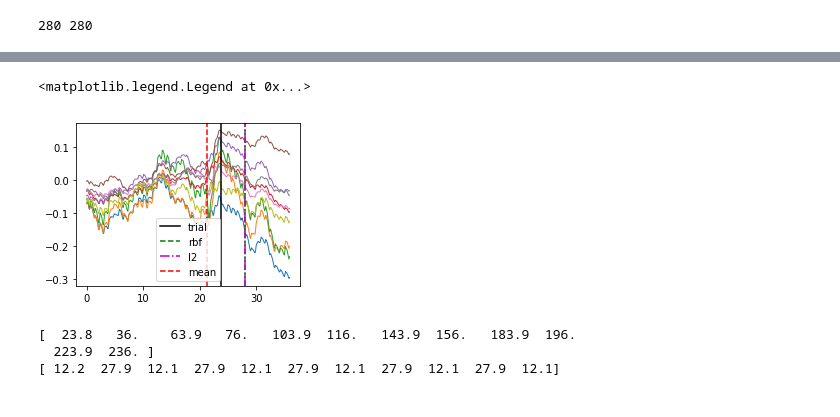
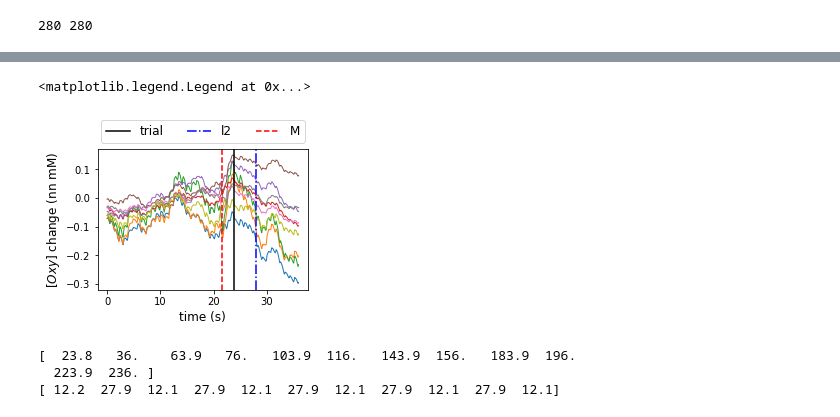
Before and after one commit to g-torr/data-driven, a Jupyter notebook: changepoint.ipynb, the cells around one changed output, grey strips where cells are left out. Drawn from its saved outputs; the diff is of its cells as text; code cells hidden in the pictures.

```diff
--- a/changepoint.ipynb
+++ b/changepoint.ipynb
@@ -119,17 +130,26 @@ print(l2_result[0],rbf_result[0])
 # %%
 figure(figsize=(4,3))
 signal=oxy[:trial[1],roi1+roi2+roi3]
 t_sign=arange(0,len(signal))*0.1
 plot(t_sign,signal,lw=1)
 axvline(trial[0]*0.1,label="trial",color="k")
-#axvline(l2_result[0]*0.1,color="r")
-axvline(rbf_result[0]*0.1,color="g",linestyle="--",label="rbf")
-axvline(l2_result[0]*0.1,color="m",linestyle="-.",label="l2")
-axvline(213*0.1,color="r",linestyle="--",label="mean")#cusum
-legend()
+algo = rpt.Dynp(model="mahalanobis").fit(signal) #equivalent to rpt.Dynp(model="mahalanobis", params={"metric": inv(M)})
+M_result = algo.predict(n_bkps=1)
+#axvline(rbf_result[0]*0.1,color="g",linestyle="--",label="rbf")
+axvline(l2_result[0]*0.1,color="b",linestyle="-.",label="l2")
+#axvline(213*0.1,color="r",linestyle="--",label="mean")#cusum
+axvline(M_result[0]*0.1,color="r",linestyle="--",label="M")
+
+xlabel("time (s)",fontsize=12)
+ylabel("$[Oxy]$ change (nn mM)",fontsize=12)
+tight_layout()
+
+box = gca().get_position()
+gca().set_position([box.x0, box.y0, box.width , box.height*0.9])
+legend(fontsize=12,loc="lower center",ncol=3,numpoints=1, bbox_to_anchor=(0.5, 1))
 # %% [output]
 <matplotlib.legend.Legend at 0x...>
-[figure, old version]
+[figure, new version]
 # %%
 print(trial*0.1)
 print(diff(trial)*.1)
```
Also changed, not shown: parts of 4 cells of this notebook, 2 other files.
